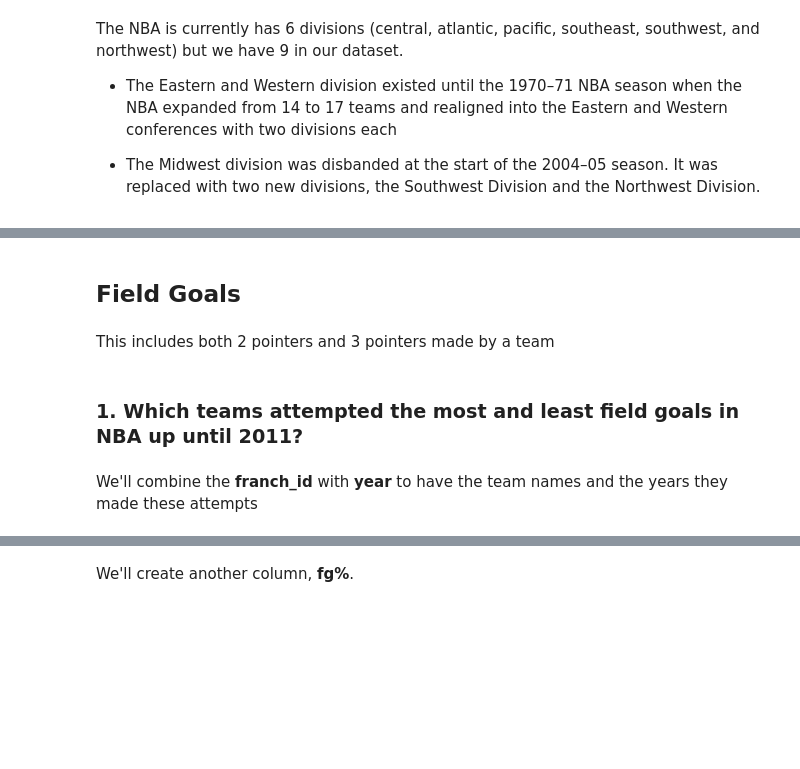
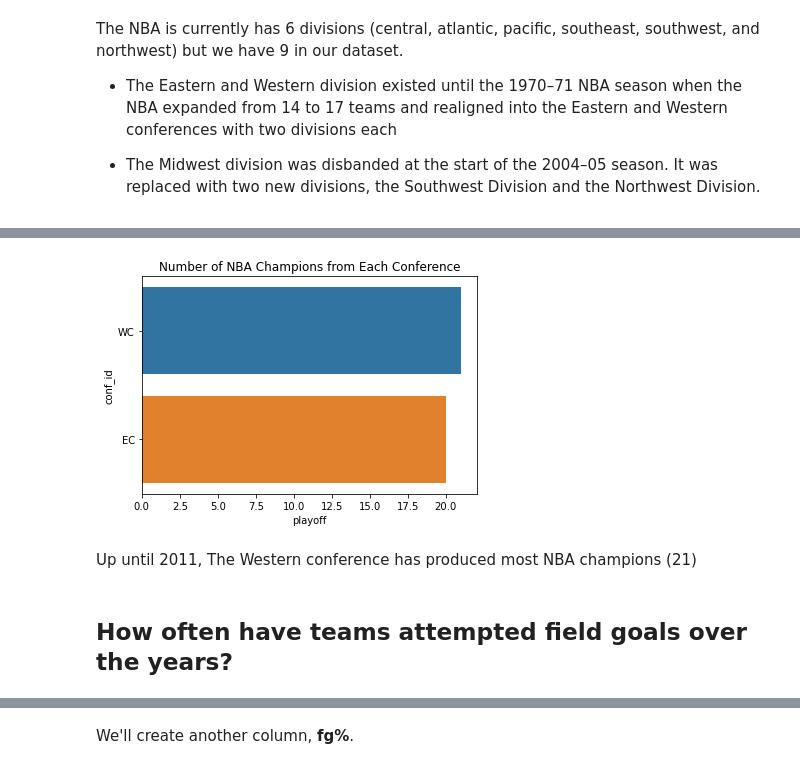
Before and after one commit to Abdulbaasit95/AdaBoost, a Jupyter notebook: model_building/notebook.ipynb, the cells around one changed output, grey strips where cells are left out. Cells and saved outputs as stored; diff of their text form; code cells hidden in the pictures; blank space fills up the shorter version.

```diff
--- a/model_building/notebook.ipynb
+++ b/model_building/notebook.ipynb
@@ -267,8 +345,9 @@ The NBA is currently has 6 divisions (central, atlantic, pacific, southeast, sou
+# %%
+sns.barplot(x=most_titles,y=most_titles.index)
+plt.title('Number of NBA Champions from Each Conference');
+# %% [output]
+[figure, added]
+# %% [markdown]
+Up until 2011, The Western conference has produced most NBA champions (21)
 # %% [markdown]
-## Field Goals
+## How often have teams attempted field goals over the years?
-# %% [markdown]
-This includes both 2 pointers and 3 pointers made by a team
-# %% [markdown]
-### 1. Which teams attempted the most and least field goals in NBA up until 2011?
-# %% [markdown]
-We'll combine the **franch_id** with **year** to have the team names and the years they made these attempts
```
Also changed, not shown: parts of 152 cells of this notebook.
